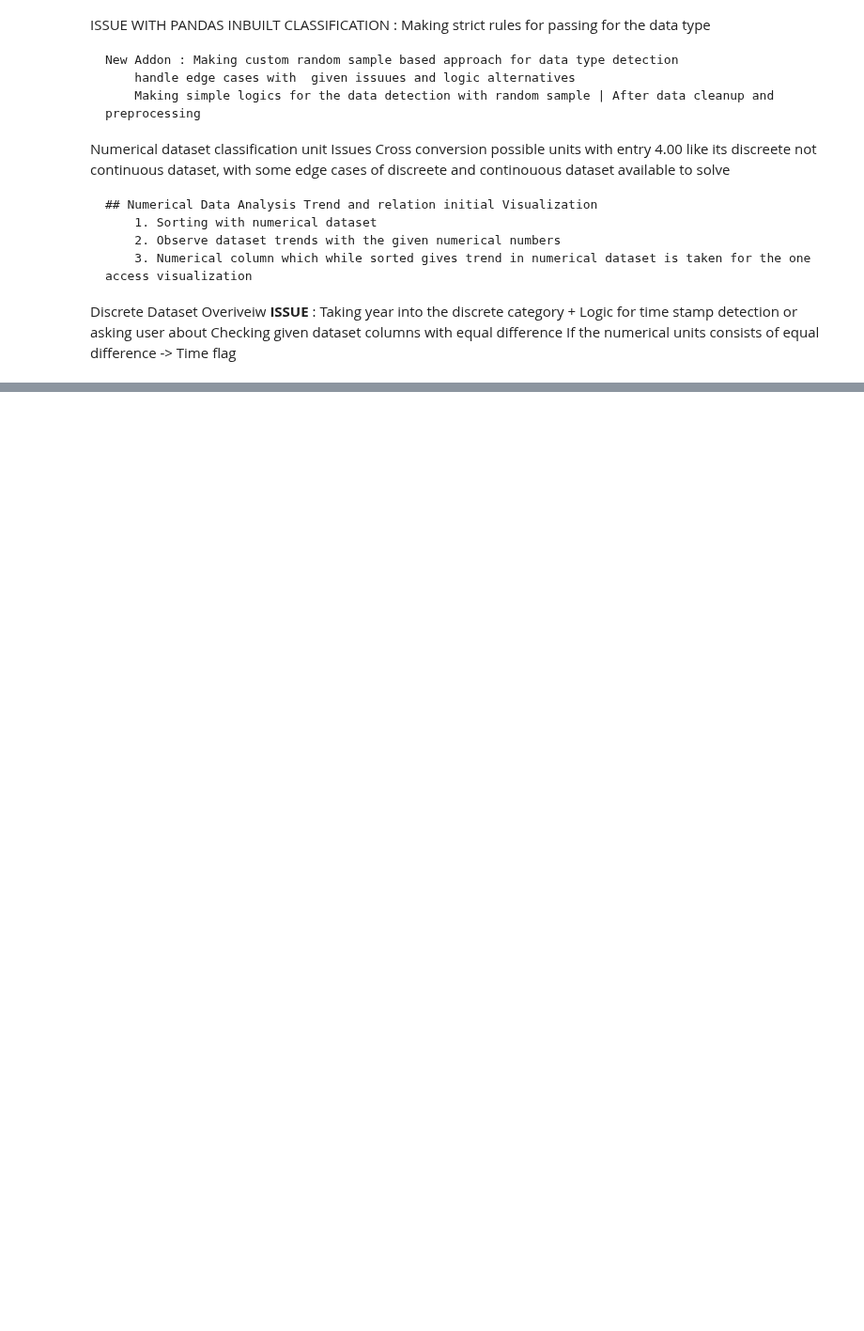
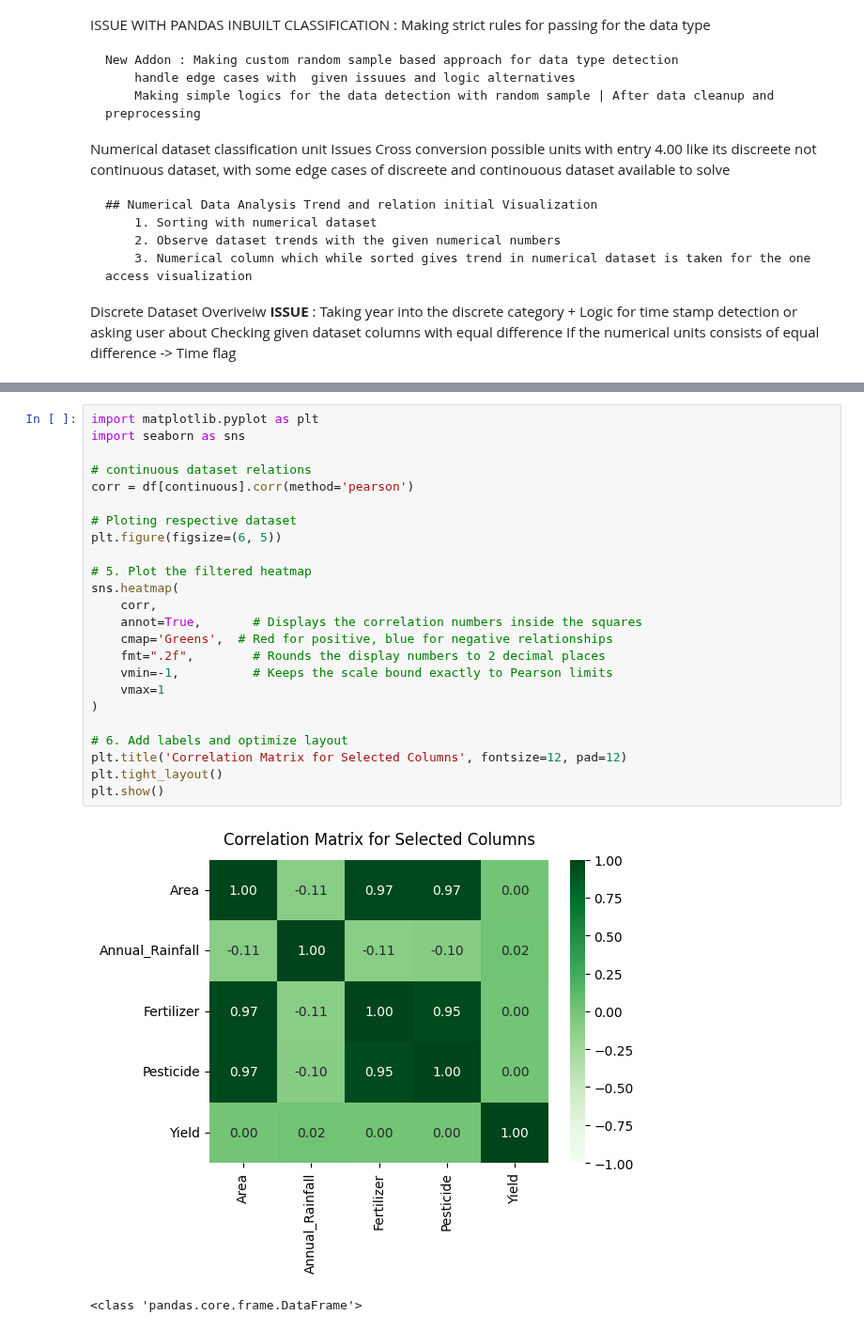
Before and after one commit to 24f3004979/vizion, a Jupyter notebook: Experiment_Notebook.ipynb, the cells around one changed output, grey strips where cells are left out. Shown at 94% size. Saved outputs shown, nothing was run; the diff lists cells and outputs as text; blank space fills up the shorter version.

```diff
--- a/Experiment_Notebook.ipynb
+++ b/Experiment_Notebook.ipynb
@@ -175,0 +163,27 @@ Further Categorical branch -- > Under documentation and research
+# %%
+import matplotlib.pyplot as plt
+import seaborn as sns
+
+# continuous dataset relations
+corr = df[continuous].corr(method='pearson')
+
+# Ploting respective dataset
+plt.figure(figsize=(6, 5))
+
+# 5. Plot the filtered heatmap
+sns.heatmap(
+    corr,
+    annot=True,       # Displays the correlation numbers inside the squares
+    cmap='Greens',  # Red for positive, blue for negative relationships
+    fmt=".2f",        # Rounds the display numbers to 2 decimal places
+    vmin=-1,          # Keeps the scale bound exactly to Pearson limits
+    vmax=1
+)
+
+# 6. Add labels and optimize layout
+plt.title('Correlation Matrix for Selected Columns', fontsize=12, pad=12)
+plt.tight_layout()
+plt.show()
+# %% [output]
+[figure, added]
+<class 'pandas.core.frame.DataFrame'>
```
Also changed, not shown: parts of 4 cells of this notebook, 1 other file.
